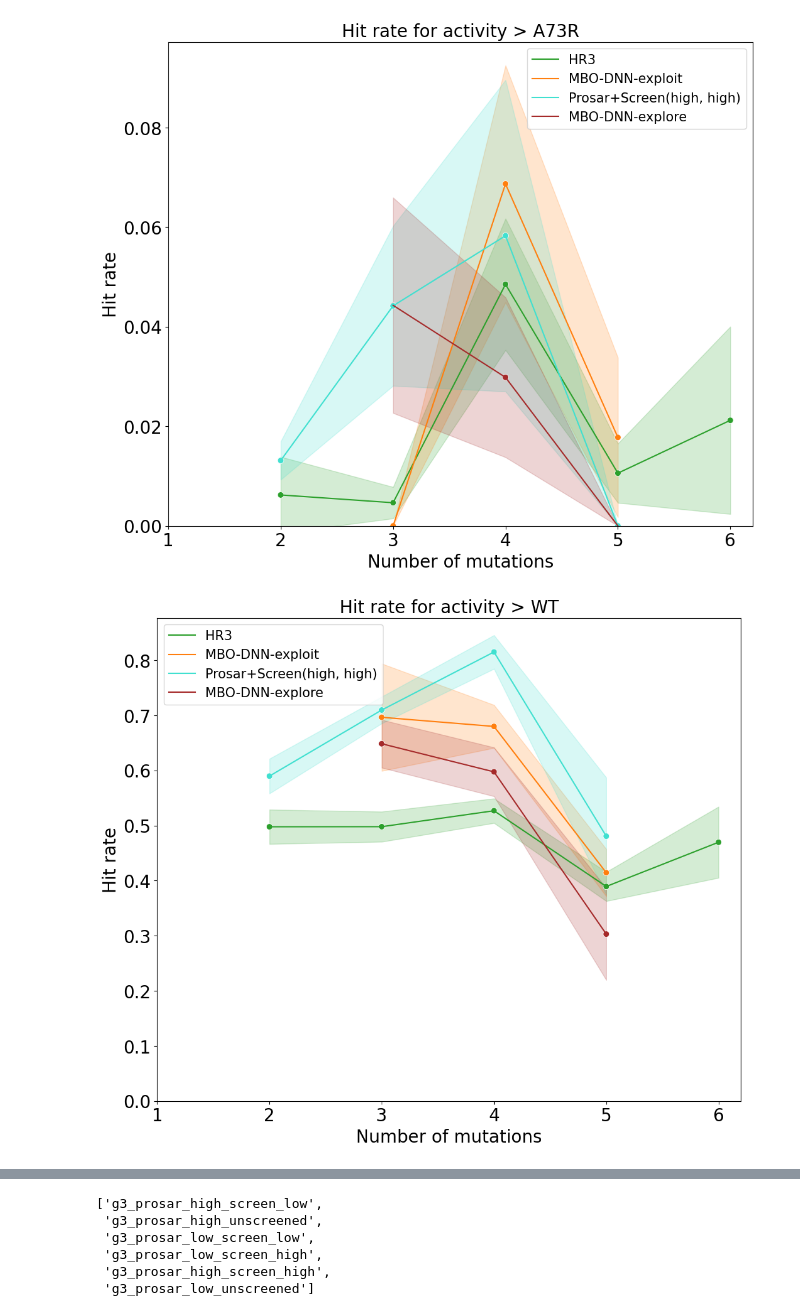
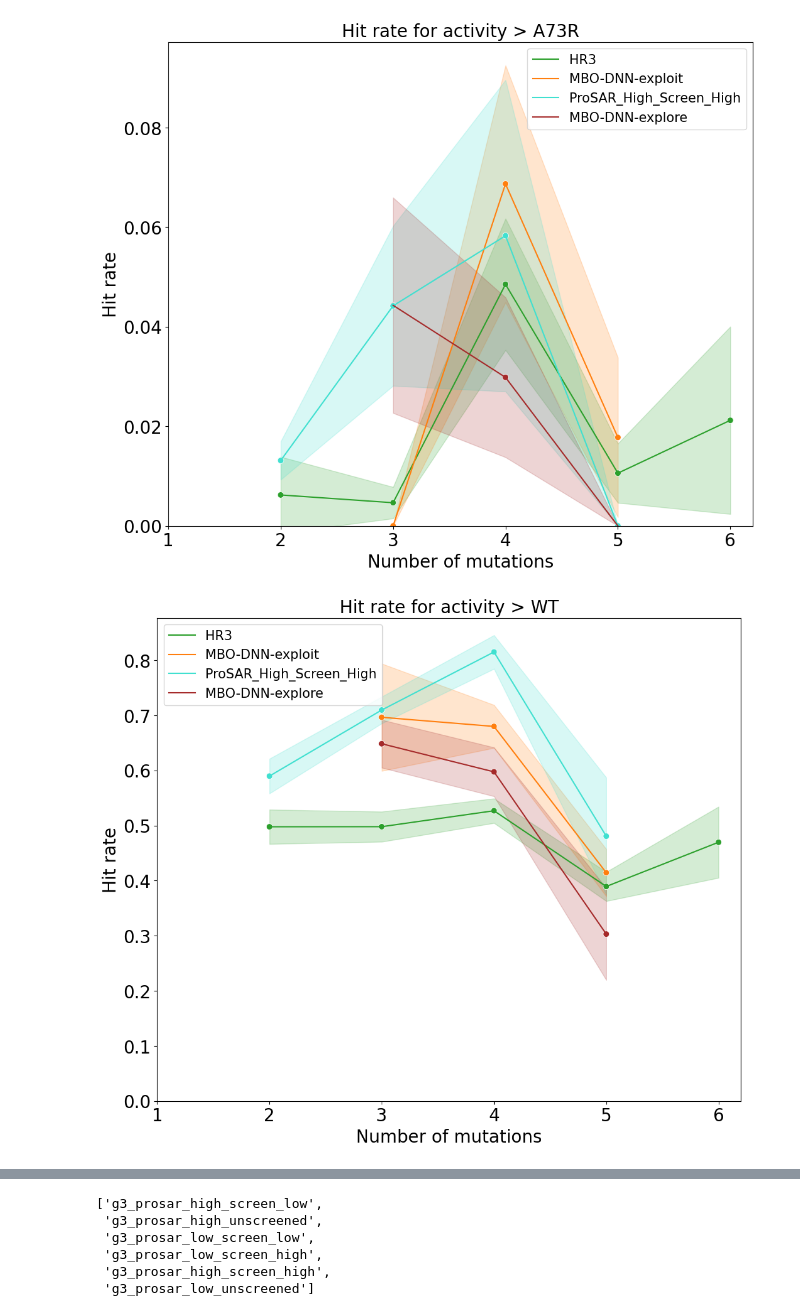
Before and after one commit to google-deepmind/nuclease_design, a Jupyter notebook: notebooks/plot_supplementary.ipynb, the cells around one changed output, grey strips where cells are left out. Cells and saved outputs as stored; diff of their text form; code cells hidden in the pictures.

```diff
--- a/notebooks/plot_supplementary.ipynb
+++ b/notebooks/plot_supplementary.ipynb
@@ -157,13 +157,13 @@ _ = ax.legend(fontsize=15)
 # %%
 ax = make_plot(
     df,
     ['g3_hit_recombination', 'g3_mbo_dnn_exploit', 'g3_prosar_high_screen_high', 'g3_mbo_dnn_explore'],
-    ['HR3', 'MBO-DNN-exploit', 'Prosar+Screen(high, high)', 'MBO-DNN-explore'],
+    ['HR3', 'MBO-DNN-exploit', 'ProSAR_High_Screen_High', 'MBO-DNN-explore'],
     'wt',
     [plotting.HR_COLOR, plotting.ML_COLOR, 'turquoise', 'brown'],
     include_histogram=False,
 )
 _ = ax.legend(fontsize=15)
 # %% [output]
-[figure, old version]
+[figure, new version]
 # %% [markdown]
```
Also changed, not shown: parts of 10 cells of this notebook, 3 other files.
